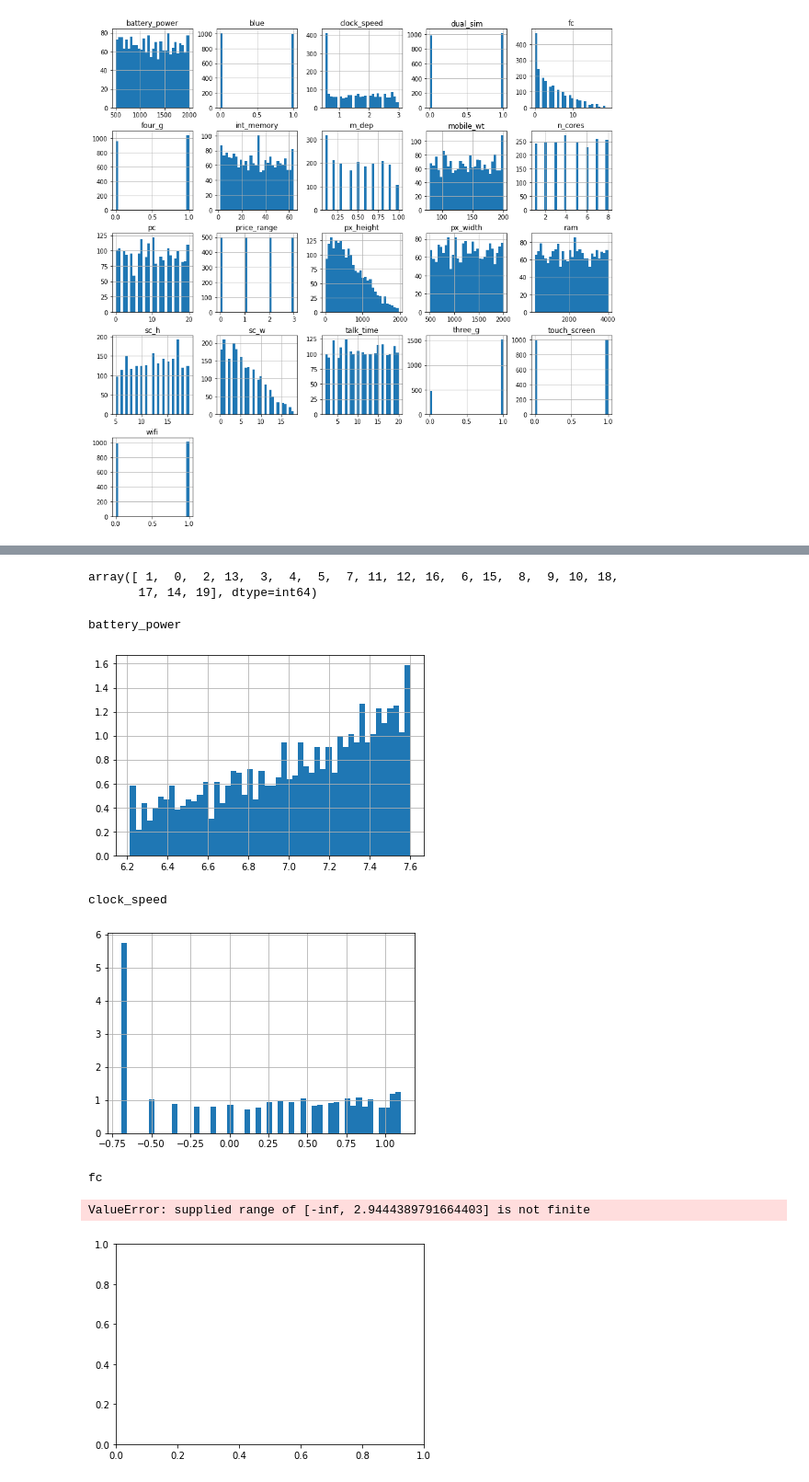
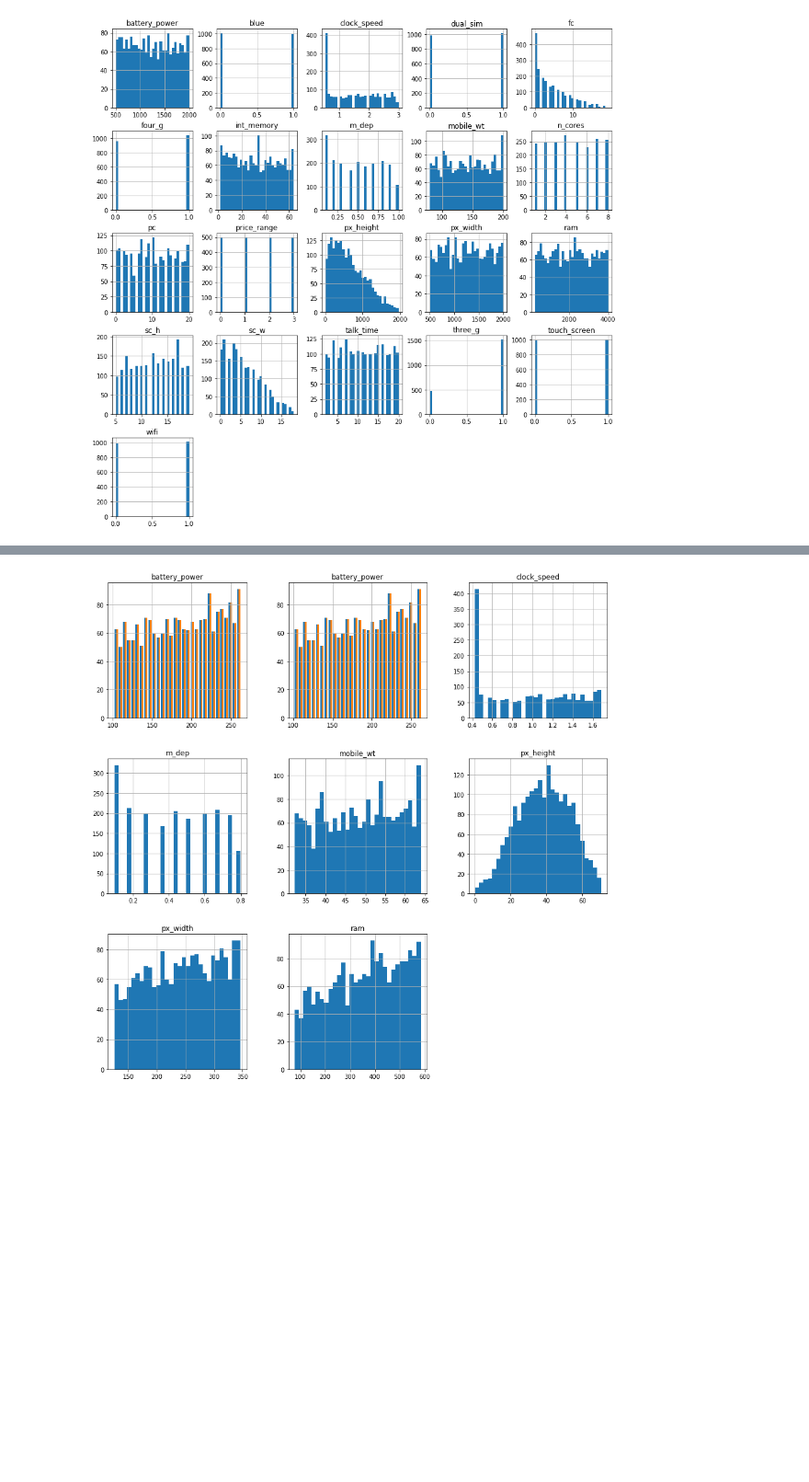
Before and after one commit to Amgonz34/machine_learning_deployment_house_price_prediction, a Jupyter notebook: Pipelines/mobile_phone_price_pipeline/modile_phone_eda.ipynb, the cells around one changed output, grey strips where cells are left out. Shown at 92% size. Cells and saved outputs as stored; diff of their text form; code cells hidden in the pictures; blank space fills up the shorter version.

```diff
--- a/Pipelines/mobile_phone_price_pipeline/modile_phone_eda.ipynb
+++ b/Pipelines/mobile_phone_price_pipeline/modile_phone_eda.ipynb
@@ -97,19 +88,23 @@ binary = ['blue', 'dual_sim', 'four_g', 'three_g', 'touch_screen', 'wifi']
-# %%
-df.fc.unique()
-# %% [output]
-array([ 1,  0,  2, 13,  3,  4,  5,  7, 11, 12, 16,  6, 15,  8,  9, 10, 18,
-       17, 14, 19], dtype=int64)
+# %%
+binary = ['blue', 'dual_sim', 'four_g', 'three_g', 'touch_screen', 'wifi']
+discrete_vars = ['fc', 'n_cores', 'pc', 'ram', 'sc_h', 'sc_w', 'talk_time']
+continue_vars = ['clock_speed', 'battery_power', 'battery_power', 'm_dep', 'mobile_wt', 'px_height',
+                'px_width', 'ram']
+target = ['price_range']
 # %%
 cat_na = [var for var in df.columns if var not in binary]
-# %%
-for col in cat_na:
-    print(col)
-    get_log(col)
-# %% [output]
-battery_power
-[figure, removed]
-clock_speed
-[figure, removed]
-fc
-ValueError: supplied range of [-inf, 2.9444389791664403] is not finite
-[figure, removed]
+# %%
+# temporary copy of the data
+tmp = df.copy()
+
+for var in continue_vars:
+
+    # transform the variable - yeo-johsnon
+    tmp[var], param = stats.yeojohnson(df[var])
+
+
+# plot the histograms of the transformed variables
+tmp[continue_vars].hist(bins=30, figsize=(15,15))
+plt.show()
+# %% [output]
+[figure, added]
```
Also changed, not shown: parts of 6 cells of this notebook.
